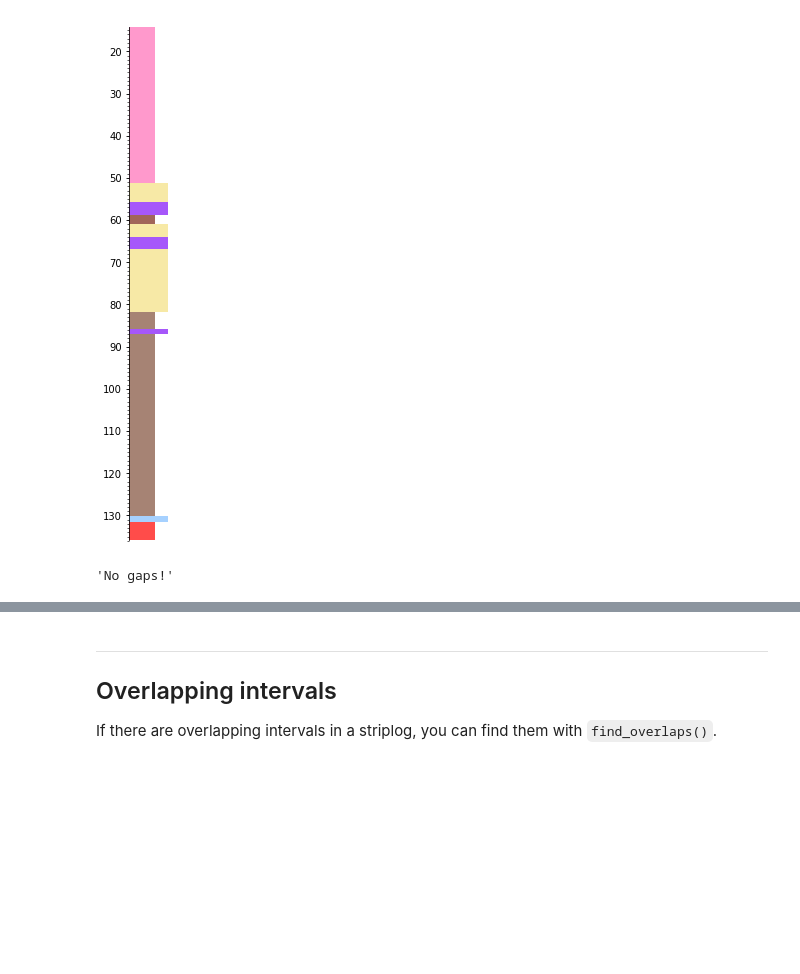
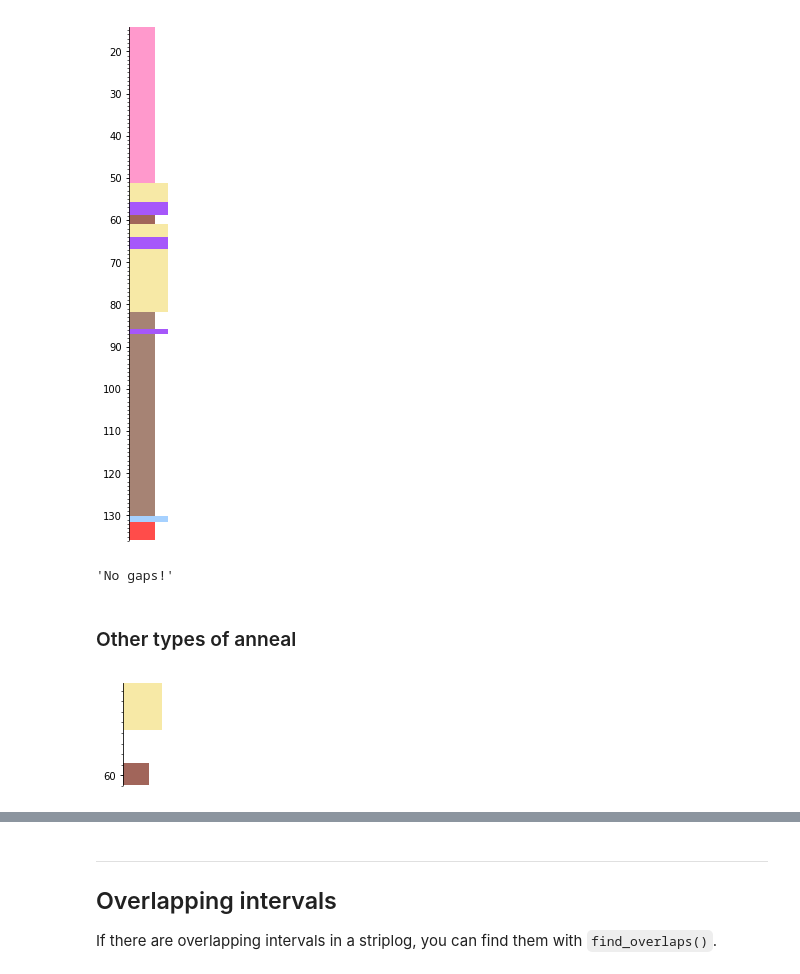
Before and after one commit to agilescientific/striplog, a Jupyter notebook: tutorial/Striplog_expert.ipynb, the cells around one changed output, grey strips where cells are left out. Drawn from its saved outputs; the diff is of its cells as text; code cells hidden in the pictures; blank space fills up the shorter version.

```diff
--- a/tutorial/Striplog_expert.ipynb
+++ b/tutorial/Striplog_expert.ipynb
@@ -73,10 +77,10 @@ strip.thickest(n=5).plot(legend=legend, aspect=2)
 # %%
-strip.prune(limit=1)
+strip = strip.prune(limit=1)
 strip.plot(legend=legend, aspect=5)
 # %% [output]
 [figure]
 # %%
-strip.anneal()
+strip = strip.anneal()
 strip.plot(legend=legend, aspect=5)
 # %% [output]
 [figure]
@@ -84,3 +88,10 @@ strip.plot(legend=legend, aspect=5)
 strip.find_gaps() or "No gaps!"
 # %% [output]
 'No gaps!'
+# %% [markdown]
+### Other types of anneal
+# %%
+s = strip[[1, 3]]
+s.plot(legend=legend, aspect=1)
+# %% [output]
+[figure, added]
```
Also changed, not shown: parts of 23 cells of this notebook, 2 other files.
